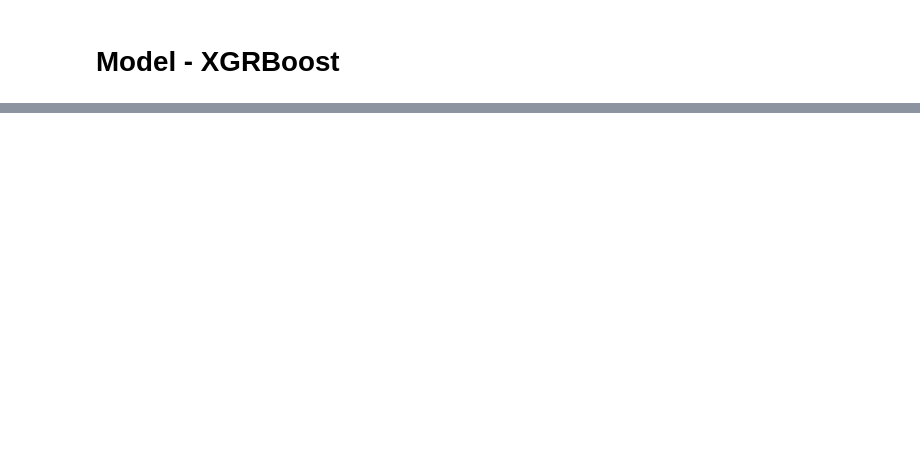
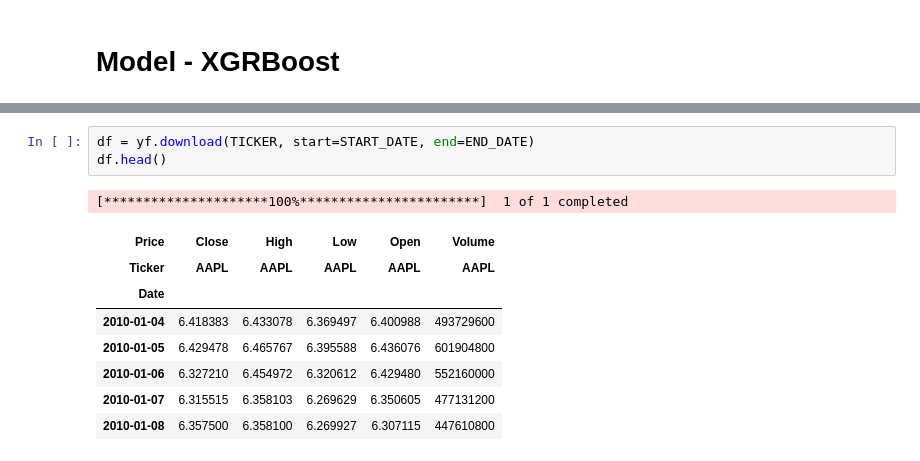
Before and after one commit to ArnaudThs/StockProphet, a Jupyter notebook: StockProphet/Notebook/XGRBoost.ipynb, the cells around one changed output, grey strips where cells are left out. Drawn from its saved outputs; the diff is of its cells as text; blank space fills up the shorter version.

```diff
--- a/StockProphet/Notebook/XGRBoost.ipynb
+++ b/StockProphet/Notebook/XGRBoost.ipynb
@@ -2,0 +13,13 @@
+# %%
+df = yf.download(TICKER, start=START_DATE, end=END_DATE)
+df.head()
+# %% [output]
+[*********************100%***********************]  1 of 1 completed
+| Price | Close | High | Low | Open | Volume |
+| Ticker | AAPL | AAPL | AAPL | AAPL | AAPL |
+| Date |  |  |  |  |  |
+| 2010-01-04 | 6.418383 | 6.433078 | 6.369497 | 6.400988 | 493729600 |
+| 2010-01-05 | 6.429478 | 6.465767 | 6.395588 | 6.436076 | 601904800 |
+| 2010-01-06 | 6.327210 | 6.454972 | 6.320612 | 6.429480 | 552160000 |
+| 2010-01-07 | 6.315515 | 6.358103 | 6.269629 | 6.350605 | 477131200 |
+| 2010-01-08 | 6.357500 | 6.358100 | 6.269927 | 6.307115 | 447610800 |
```
Also changed, not shown: parts of 8 cells of this notebook, 1 other file.
